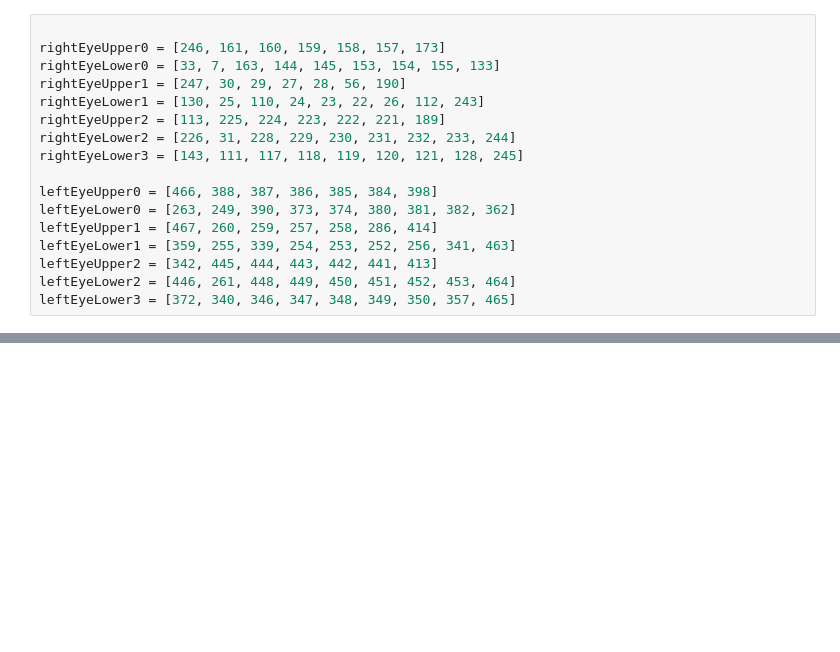
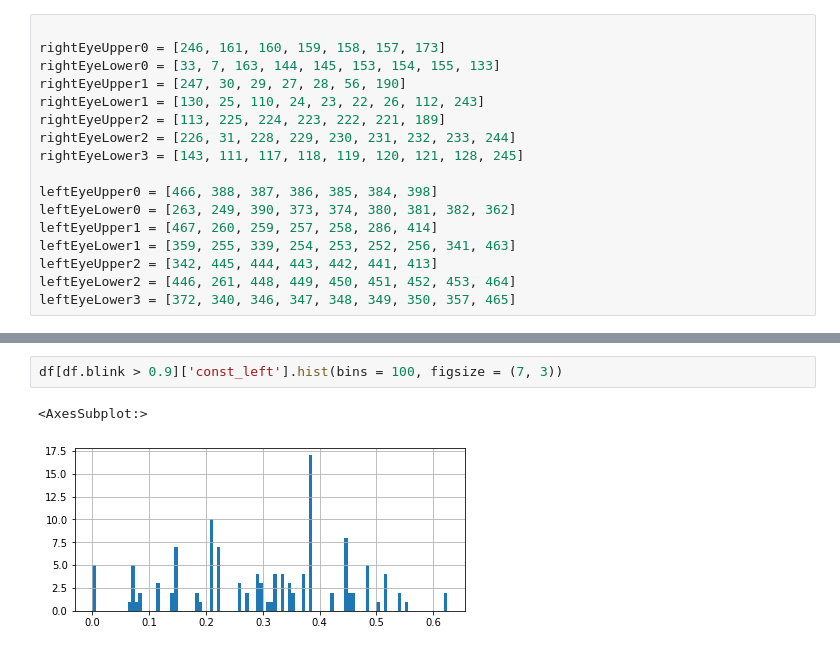
Before and after one commit to IgorSondors/data_eyes, a Jupyter notebook: spyder_dots.ipynb, the cells around one changed output, grey strips where cells are left out. Saved outputs shown, nothing was run; the diff lists cells and outputs as text; blank space fills up the shorter version.

```diff
--- a/spyder_dots.ipynb
+++ b/spyder_dots.ipynb
@@ -377,0 +368,5 @@ df['blink'].hist(bins = 100, figsize = (7, 3))
+# %%
+df[df.blink > 0.9]['const_left'].hist(bins = 100, figsize = (7, 3))
+# %% [output]
+<AxesSubplot:>
+[figure, added]
```
Also changed, not shown: parts of 18 cells of this notebook, 3 other files.
